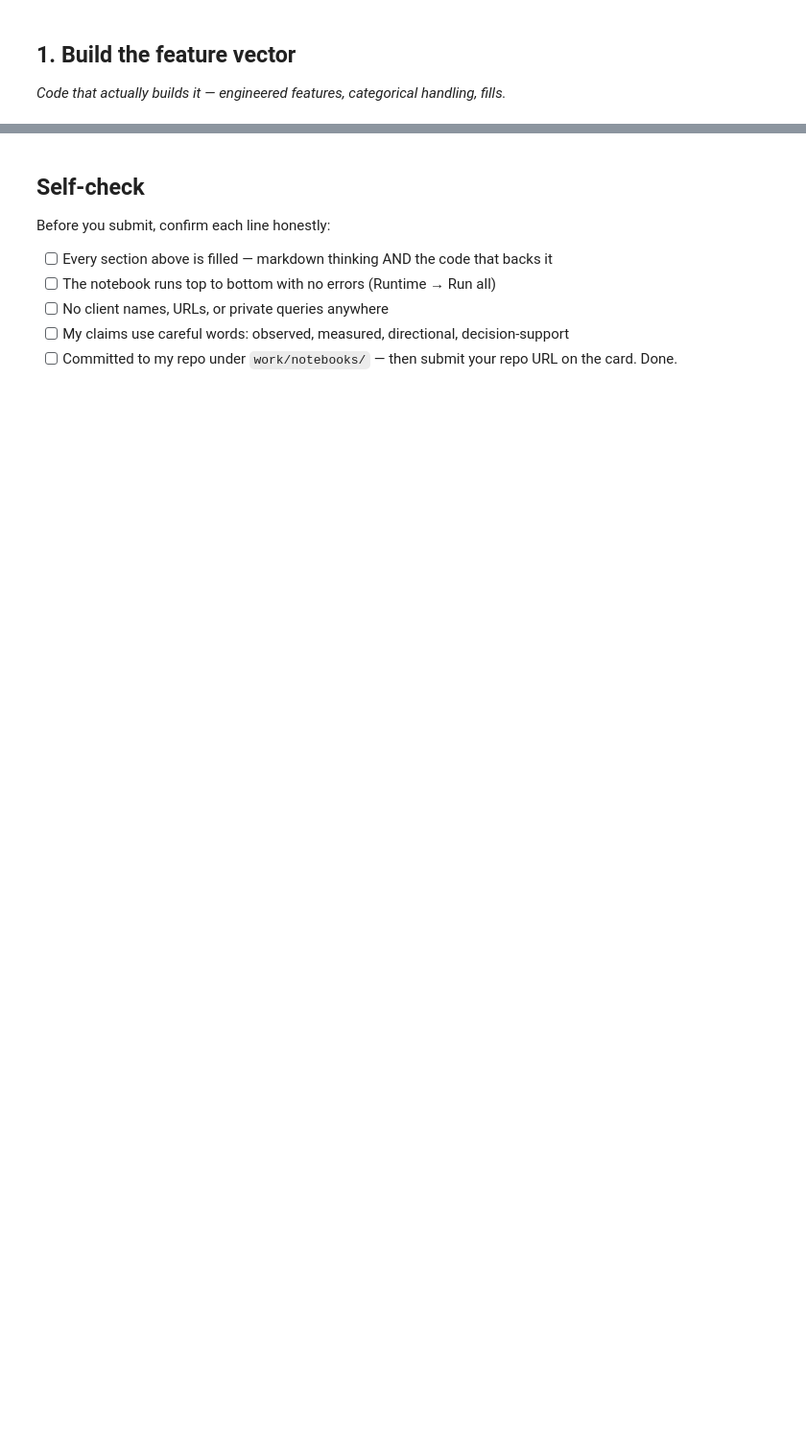
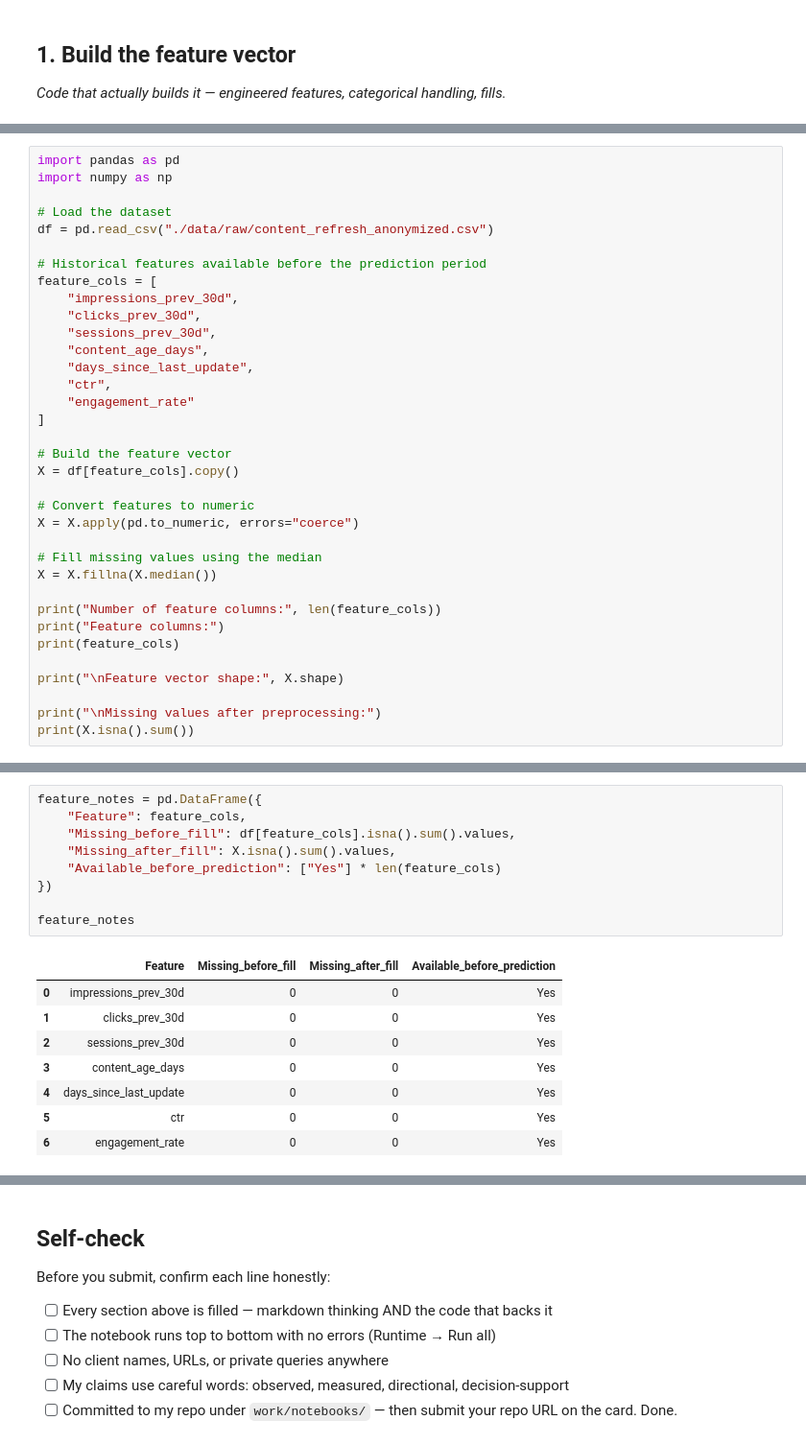
Before and after one commit to suha-2004/flyrank-ml-internship, a Jupyter notebook: work/notebooks/w03_feature_leakage_check.ipynb, the cells around one changed output, grey strips where cells are left out. Shown at 96% size. Drawn from its saved outputs; the diff is of its cells as text; blank space fills up the shorter version.

```diff
--- a/work/notebooks/w03_feature_leakage_check.ipynb
+++ b/work/notebooks/w03_feature_leakage_check.ipynb
@@ -12,0 +37,35 @@ This skeleton is yours to fill. Work the sections **in order** — each one has
+# %%
+import pandas as pd
+import numpy as np
+
+# Load the dataset
+df = pd.read_csv("./data/raw/content_refresh_anonymized.csv")
+
+# Historical features available before the prediction period
+feature_cols = [
+    "impressions_prev_30d",
+    "clicks_prev_30d",
+    "sessions_prev_30d",
+    "content_age_days",
+    "days_since_last_update",
+    "ctr",
+    "engagement_rate"
+]
+
+# Build the feature vector
+X = df[feature_cols].copy()
+
+# Convert features to numeric
+X = X.apply(pd.to_numeric, errors="coerce")
+
+# Fill missing values using the median
+X = X.fillna(X.median())
+
+print("Number of feature columns:", len(feature_cols))
+print("Feature columns:")
+print(feature_cols)
+
+print("\nFeature vector shape:", X.shape)
+
+print("\nMissing values after preprocessing:")
+print(X.isna().sum())
@@ -12,0 +105,18 @@ This skeleton is yours to fill. Work the sections **in order** — each one has
+# %%
+feature_notes = pd.DataFrame({
+    "Feature": feature_cols,
+    "Missing_before_fill": df[feature_cols].isna().sum().values,
+    "Missing_after_fill": X.isna().sum().values,
+    "Available_before_prediction": ["Yes"] * len(feature_cols)
+})
+
+feature_notes
+# %% [output]
+|  | Feature | Missing_before_fill | Missing_after_fill | Available_before_prediction |
+| 0 | impressions_prev_30d | 0 | 0 | Yes |
+| 1 | clicks_prev_30d | 0 | 0 | Yes |
+| 2 | sessions_prev_30d | 0 | 0 | Yes |
+| 3 | content_age_days | 0 | 0 | Yes |
+| 4 | days_since_last_update | 0 | 0 | Yes |
+| 5 | ctr | 0 | 0 | Yes |
+| 6 | engagement_rate | 0 | 0 | Yes |
```
Also changed, not shown: parts of 16 cells of this notebook.
